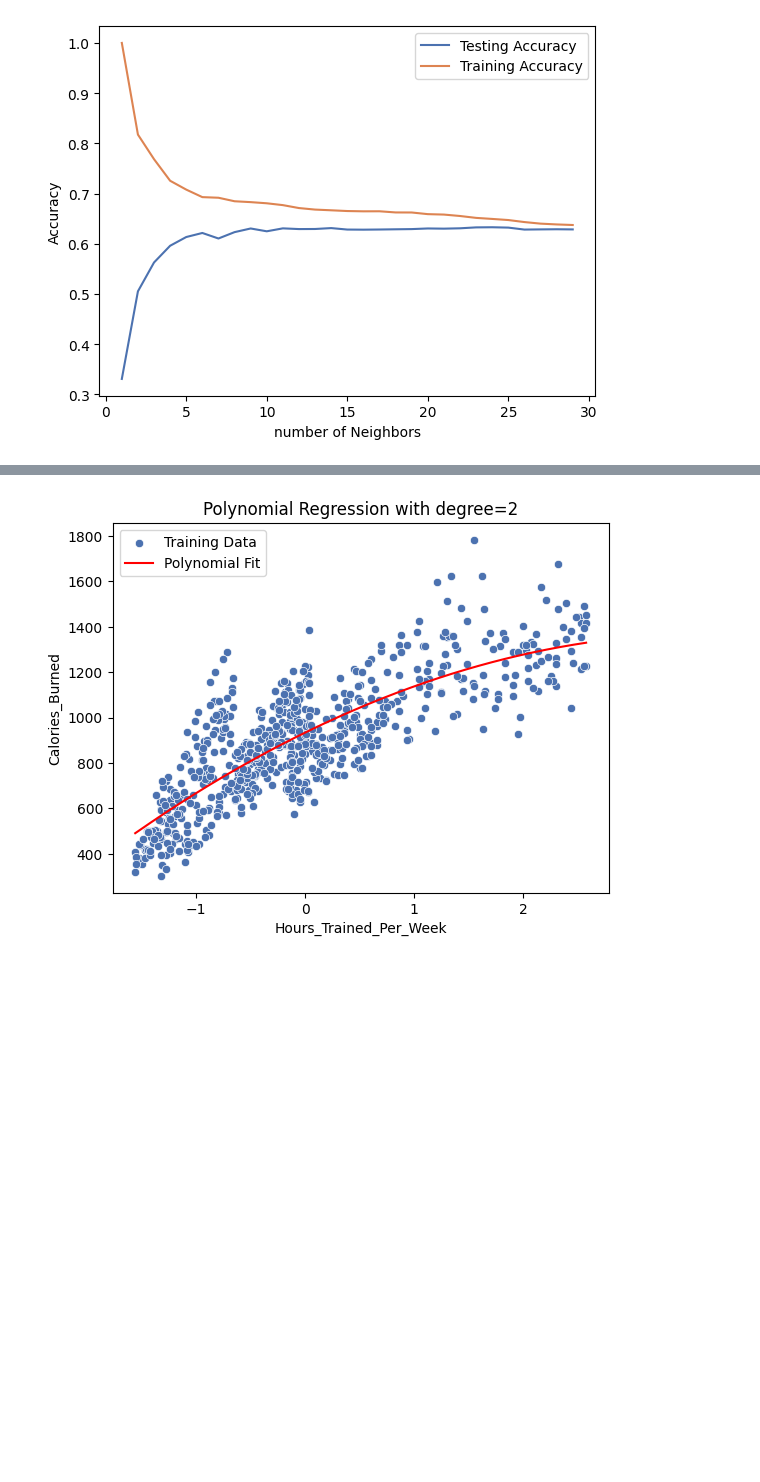
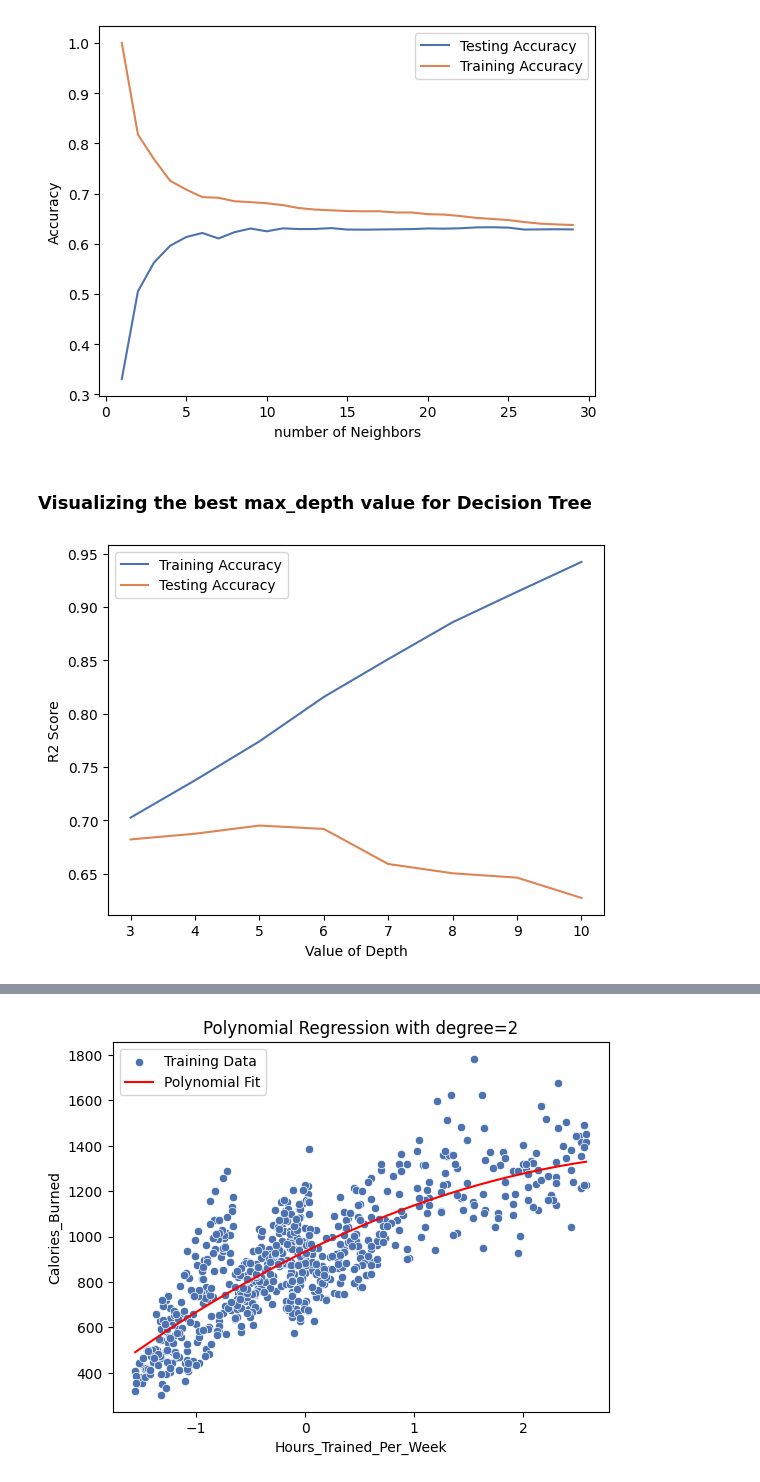
Before and after one commit to adityagoyal222/fitnessprediction, a Jupyter notebook: notebook/fitness_eda.ipynb, the cells around one changed output, grey strips where cells are left out. Saved outputs shown, nothing was run; the diff lists cells and outputs as text; code cells hidden in the pictures; blank space fills up the shorter version.

Commit message:
added neural network, decision tree and random forest

```diff
--- a/notebook/fitness_eda.ipynb
+++ b/notebook/fitness_eda.ipynb
@@ -286,3 +295,31 @@ plt.ylabel('Accuracy')
 plt.show()
 # %% [output]
 [figure]
+# %% [markdown]
+### Visualizing the best max_depth value for Decision Tree
+# %%
+from sklearn import tree
+depth = np.arange(3,11)
+train_accuracy = []
+test_accuracy = []
+for i in range(3,11):
+    model = tree.DecisionTreeRegressor(max_depth=i)
+    model = model.fit(X_train, y_train)
+
+    #Prediction
+    y_train_pred = model.predict(X_train)
+    y_test_pred = model.predict(X_test)
+
+    _, _, r2_square_train = evaluate_model_test(y_train, y_train_pred)
+    _, _, r2_square_test = evaluate_model_test(y_test, y_test_pred)
+    train_accuracy.append(r2_square_train)
+    test_accuracy.append(r2_square_test)
+
+plt.plot(depth, train_accuracy, label = 'Training Accuracy')
+plt.plot(depth, test_accuracy, label = 'Testing Accuracy')
+plt.legend()
+plt.xlabel('Value of Depth')
+plt.ylabel('R2 Score')
+plt.show()
+# %% [output]
+[figure, added]
```
Also changed, not shown: parts of 42 cells of this notebook, 1 other file.
